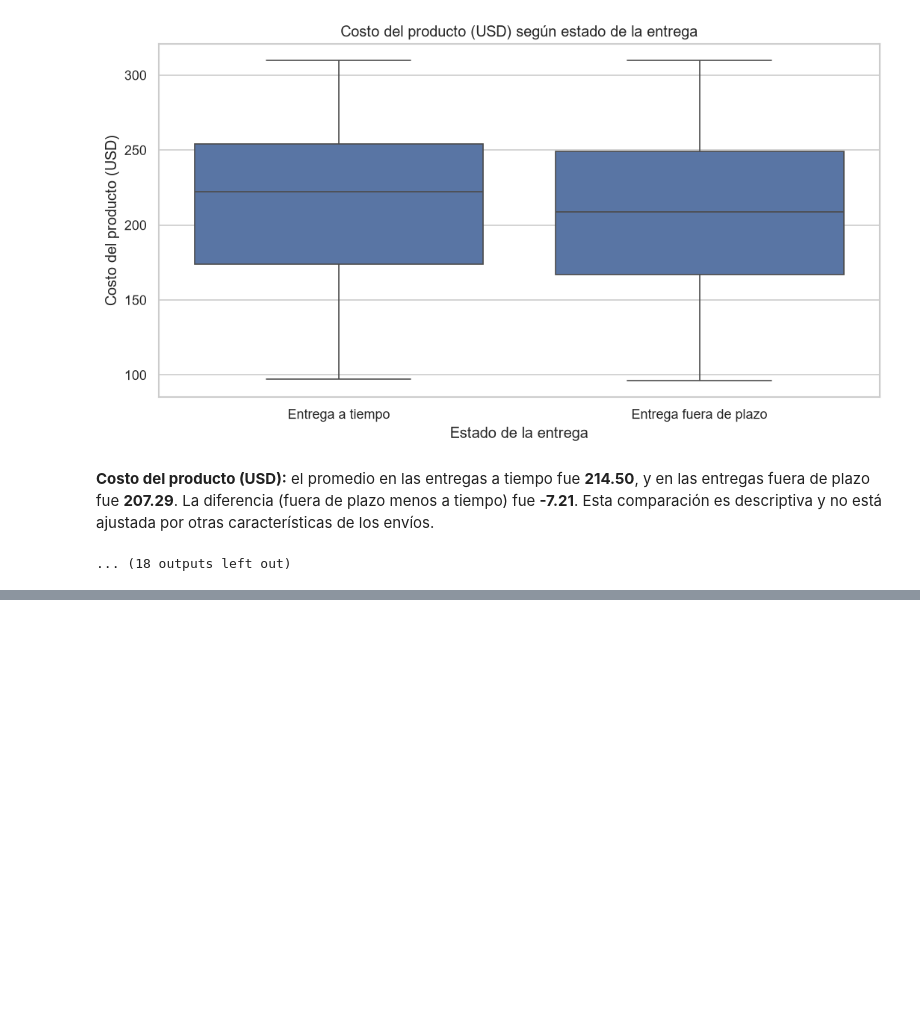
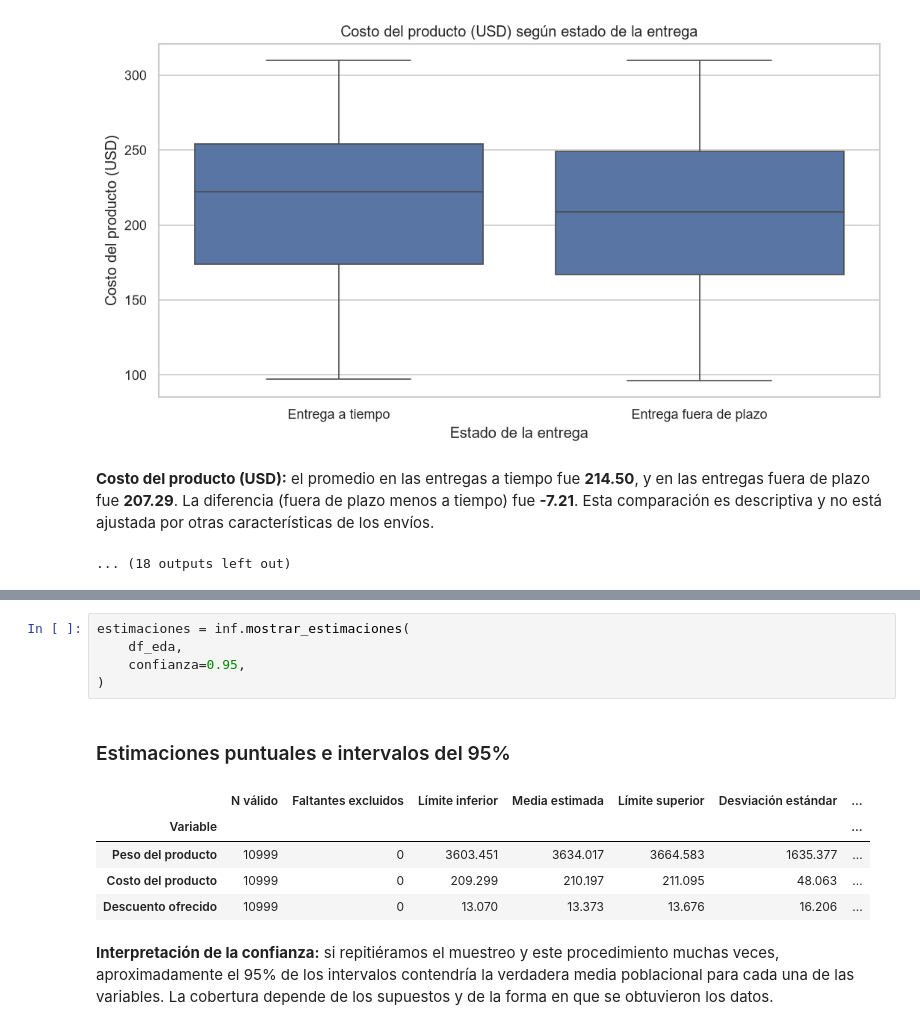
Before and after one commit to jorge170102/ESTAD-STICA-COMPUTACIONAL---Grupo-7--MCDI501.202682.1914.EL.ON, a Jupyter notebook: notebooks/sumativa_1.ipynb, the cells around one changed output, grey strips where cells are left out. Drawn from its saved outputs; the diff is of its cells as text; blank space fills up the shorter version.

```diff
--- a/notebooks/sumativa_1.ipynb
+++ b/notebooks/sumativa_1.ipynb
@@ -607,0 +659,13 @@ Los valores positivos indican que ambas variables tienden a aumentar juntas; los
+# %%
+estimaciones = inf.mostrar_estimaciones(
+    df_eda,
+    confianza=0.95,
+)
+# %% [output]
+### Estimaciones puntuales e intervalos del 95%
+|  | N válido | Faltantes excluidos | Límite inferior | Media estimada | Límite superior | Desviación estándar | ... |
+| Variable |  |  |  |  |  |  | ... |
+| Peso del producto | 10999 | 0 | 3603.451 | 3634.017 | 3664.583 | 1635.377 | ... |
+| Costo del producto | 10999 | 0 | 209.299 | 210.197 | 211.095 | 48.063 | ... |
+| Descuento ofrecido | 10999 | 0 | 13.070 | 13.373 | 13.676 | 16.206 | ... |
+**Interpretación de la confianza:** si repitiéramos el muestreo y este procedimiento muchas veces, aproximadamente el 95% de los intervalos contendría la verdadera media poblacional para cada una de las variables. La cobertura depende de los supuestos y de la forma en que se obtuvieron los datos.
```
Also changed, not shown: parts of 8 cells of this notebook, 1 other file.
